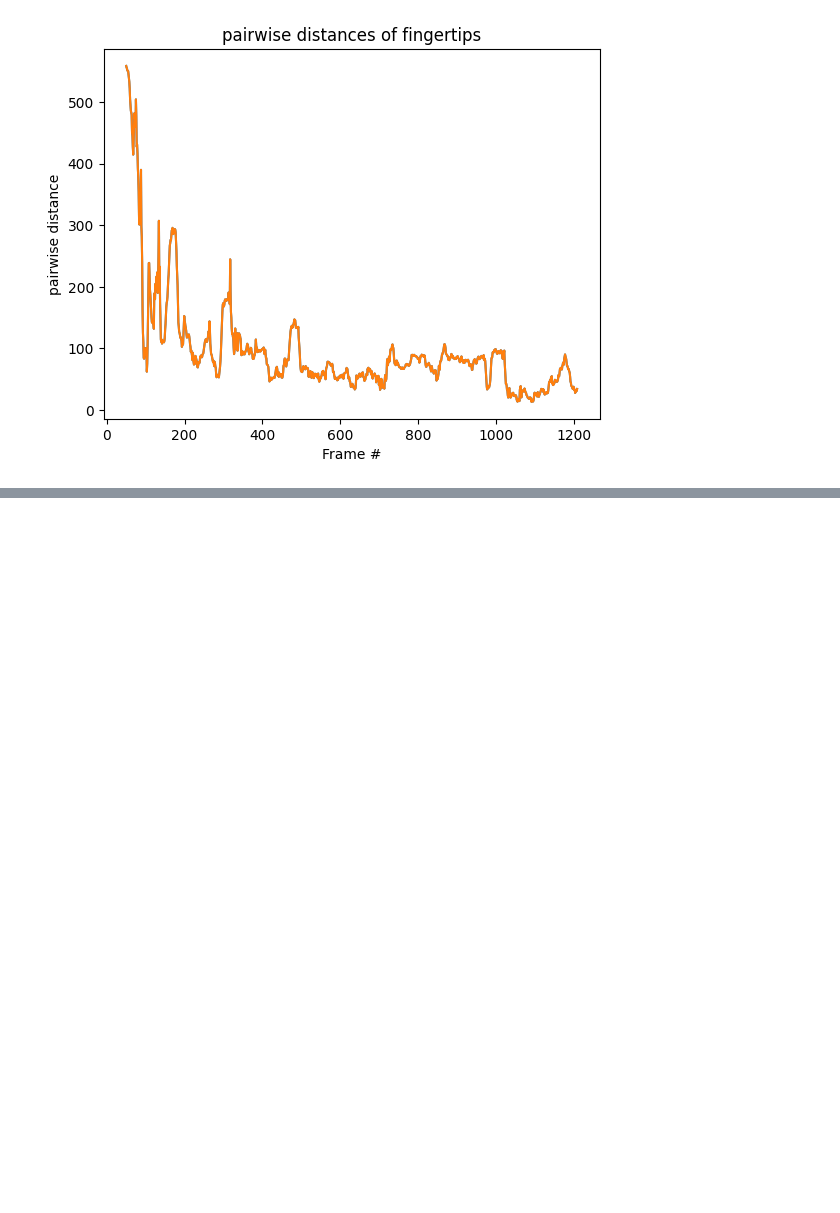
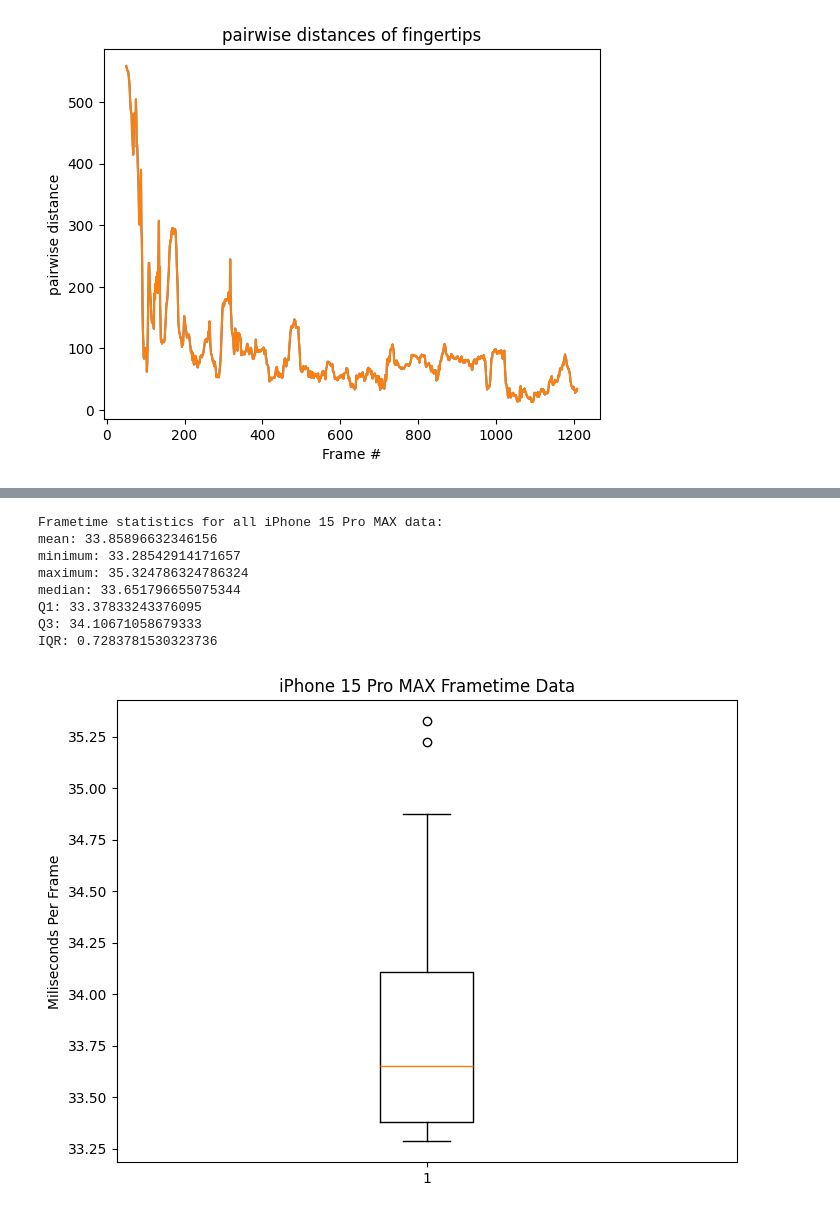
Before and after one commit to csu-hci-projects/FA23-FoldAR-Step-by-step-Instructions-for-Folding-Paper-Models-in-AR, a Jupyter notebook: FoldAR_Analysis.ipynb, the cells around one changed output, grey strips where cells are left out. Saved outputs shown, nothing was run; the diff lists cells and outputs as text; code cells hidden in the pictures; blank space fills up the shorter version.

```diff
--- a/FoldAR_Analysis.ipynb
+++ b/FoldAR_Analysis.ipynb
@@ -273,0 +325,31 @@ plot_pairwise(dataframe, finger_name='ring')
+# %%
+print()
+ip15_avg = []
+for f in ip15:
+    dataframe = read_file(f)[0]
+    fm, tm, ft = process_frames(dataframe, print=False)
+    ft_data = get_frametime_data(ft)
+
+    ip15_avg.append(ft_data['mean'])
+
+
+ip15_all_avg = get_frametime_data(ip15_avg)
+print("Frametime statistics for all iPhone 15 Pro MAX data:")
+for k,v in ip15_all_avg.items():
+        print(f'{k}: {v}')
+
+plt.figure(figsize =(8, 6))
+plt.boxplot(ip15_avg)
+plt.title("iPhone 15 Pro MAX Frametime Data")
+plt.ylabel("Miliseconds Per Frame")
+plt.show()
+# %% [output]
+Frametime statistics for all iPhone 15 Pro MAX data:
+mean: 33.85896632346156
+minimum: 33.28542914171657
+maximum: 35.324786324786324
+median: 33.651796655075344
+Q1: 33.37833243376095
+Q3: 34.10671058679333
+IQR: 0.7283781530323736
+[figure, added]
```
Also changed, not shown: parts of 3 cells of this notebook.
